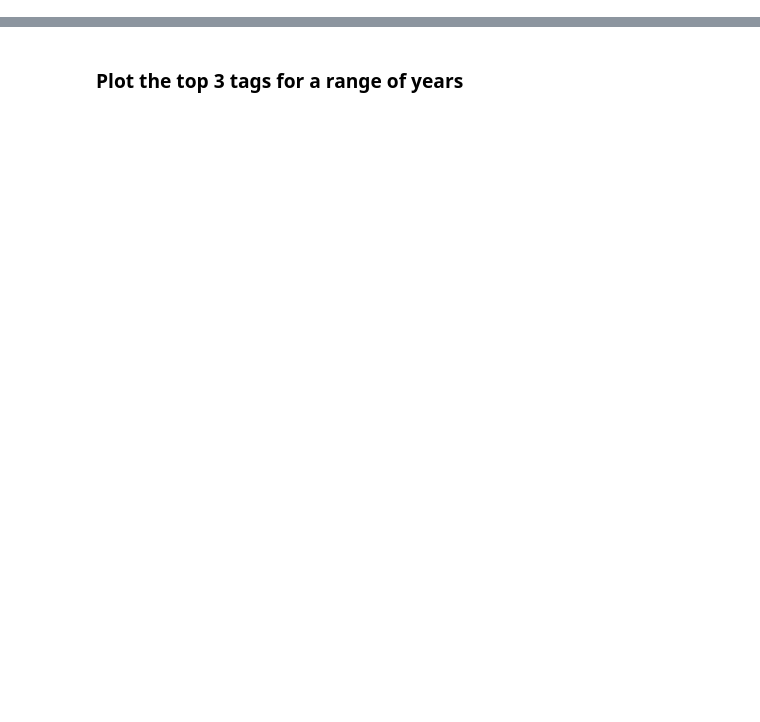
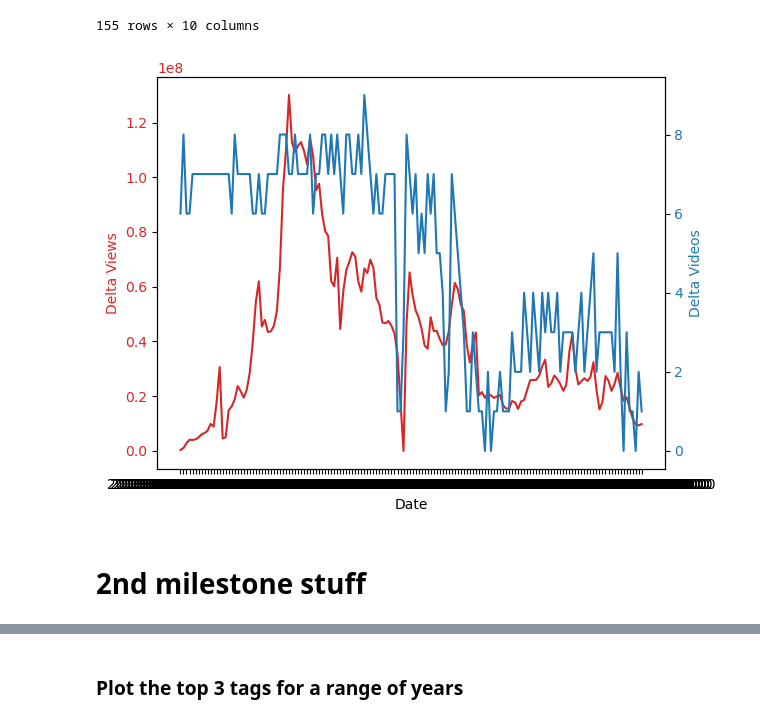
Before and after one commit to kamilmellouk/kadabros, a Jupyter notebook: notebooks/Pierre_eda.ipynb, the cells around one changed output, grey strips where cells are left out. Cells and saved outputs as stored; diff of their text form; code cells hidden in the pictures; blank space fills up the shorter version.

```diff
--- a/notebooks/Pierre_eda.ipynb
+++ b/notebooks/Pierre_eda.ipynb
@@ -71,0 +9,4 @@ yt_metadata_filt.describe()
+# %%
+NOTEBOOK_PATH = os.getcwd()
+DATA_PATH = os.path.join(NOTEBOOK_PATH, "../data_youniverse")
+CATEGORY = "People & Blogs"
@@ -71,0 +20,3 @@ yt_metadata_filt.describe()
+# %%
+timeseries = pd.read_csv(f"{DATA_PATH}/df_timeseries_en.tsv.gz", compression="infer", sep="\t") # 20s
+timeseries.head(2)
@@ -71,0 +266,35 @@ yt_metadata_filt.describe()
+# %%
+channel_id = 'UCcgVECVN4OKV6DH1jLkqmcA'
+def plot_likes_and_views(channel_id, channels, timeseries, start_date = None, end_date = None):
+    channel_info = channels[channels["channel"]==channel_id]
+    display(channel_info)
+    timeseries_filt = timeseries[timeseries["channel"] == channel_id]
+    timeseries_filt.sort_values("datetime")
+    display(timeseries_filt)
+
+    timeseries_filt2 = timeseries_filt[1:].copy()
+    if start_date is not None:
+        timeseries_filt2 = timeseries_filt[timeseries_filt['datetime'] >= start_date]
+    if end_date is not None:
+        timeseries_filt2 = timeseries_filt2[timeseries_filt2['datetime'] >= end_date]
+
+    fig, ax1 = plt.subplots()
+
+    color = 'tab:red'
+    ax1.set_xlabel('Date')
+    ax1.set_ylabel('Delta Views', color=color)
+    ax1.plot(timeseries_filt2['datetime'], timeseries_filt2['delta_views'], color=color)
+    ax1.tick_params(axis='y', labelcolor=color)
+
+    ax2 = ax1.twinx()  # instantiate a second axes that shares the same x-axis
+
+    color = 'tab:blue'
+    ax2.set_ylabel('Delta Videos', color=color)  # we already handled the x-label with ax1
+    ax2.plot(timeseries_filt2['datetime'], timeseries_filt2['delta_videos'], color=color)
+    ax2.tick_params(axis='y', labelcolor=color)
+
+    fig.tight_layout()  # otherwise the right y-label is slightly clipped
+    plt.show()
+
+plot_likes_and_views(channel_id, channels_PB, timeseries_PB)
+# %% [output]
@@ -71,0 +315,4 @@ yt_metadata_filt.describe()
+155 rows × 10 columns
+[figure, added]
+# %% [markdown]
+# 2nd milestone stuff
```
Also changed, not shown: parts of 54 cells of this notebook, 2 other files.
